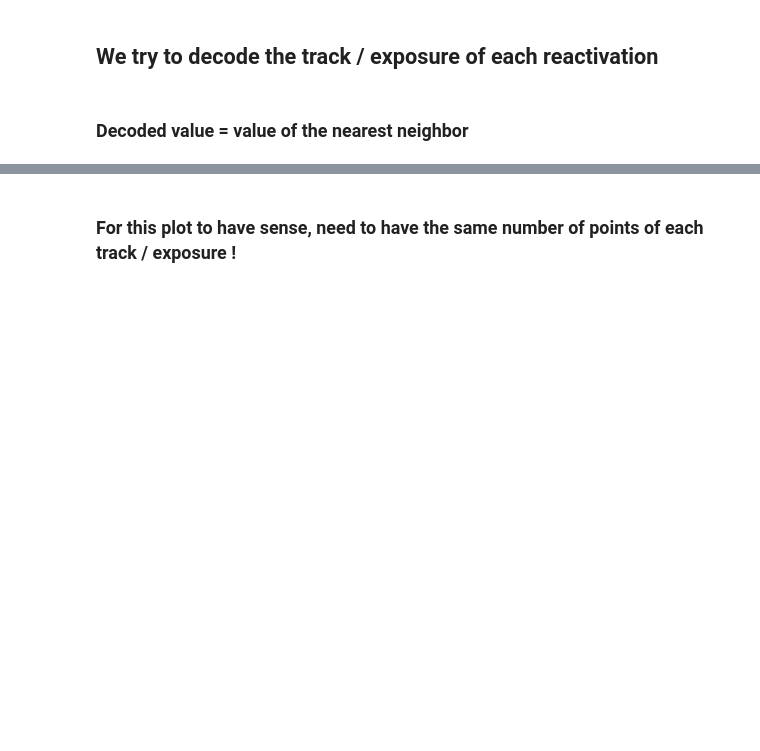
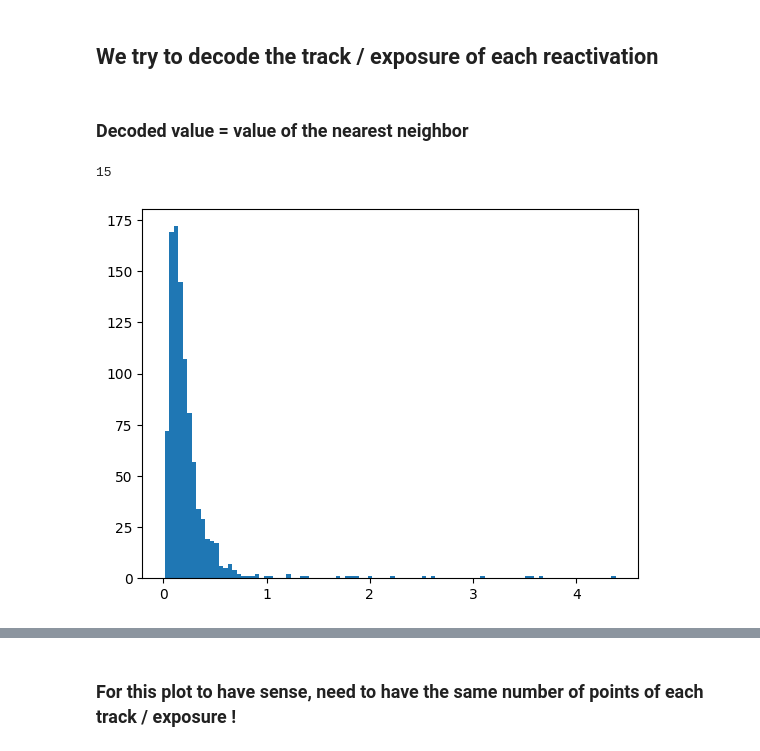
Before and after one commit to bendor-lab/Representational_drift_and_replay_analysis, a Jupyter notebook: Dimension Reduction/UMAP/doubleTrackProjection.ipynb, the cells around one changed output, grey strips where cells are left out. Cells and saved outputs as stored; diff of their text form; code cells hidden in the pictures; blank space fills up the shorter version.

```diff
--- a/Dimension Reduction/UMAP/doubleTrackProjection.ipynb
+++ b/Dimension Reduction/UMAP/doubleTrackProjection.ipynb
@@ -143,3 +143,14 @@ dfRep["track"] = track[minIndex]
+# %%
+# Look at th distribution of distances
+allDistances = np.min(distMat, axis = 1)
+zDist = [(i - np.mean(allDistances))/np.std(allDistances) for i in allDistances]
+
+plt.hist(allDistances, bins = 100)
+
+print(len([i for i in zDist if i > 3]))
+# %% [output]
+15
+[figure, added]
 # %%
 # Are the Lap decoded paving the tracks ?
 
```
Also changed, not shown: parts of 13 cells of this notebook, 16 other files.
